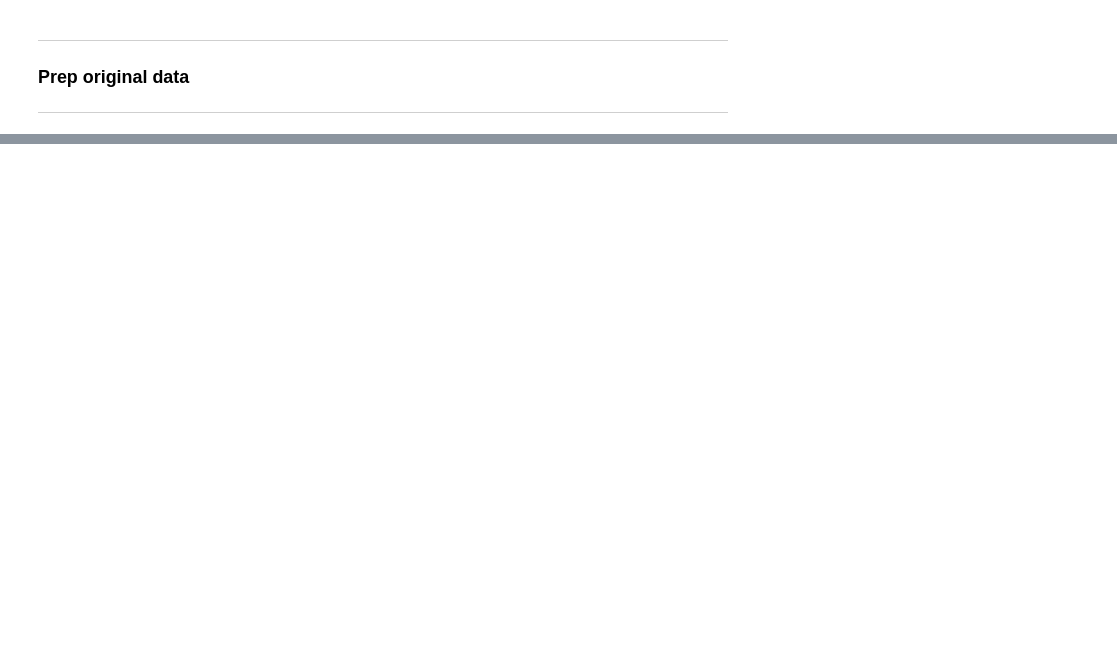
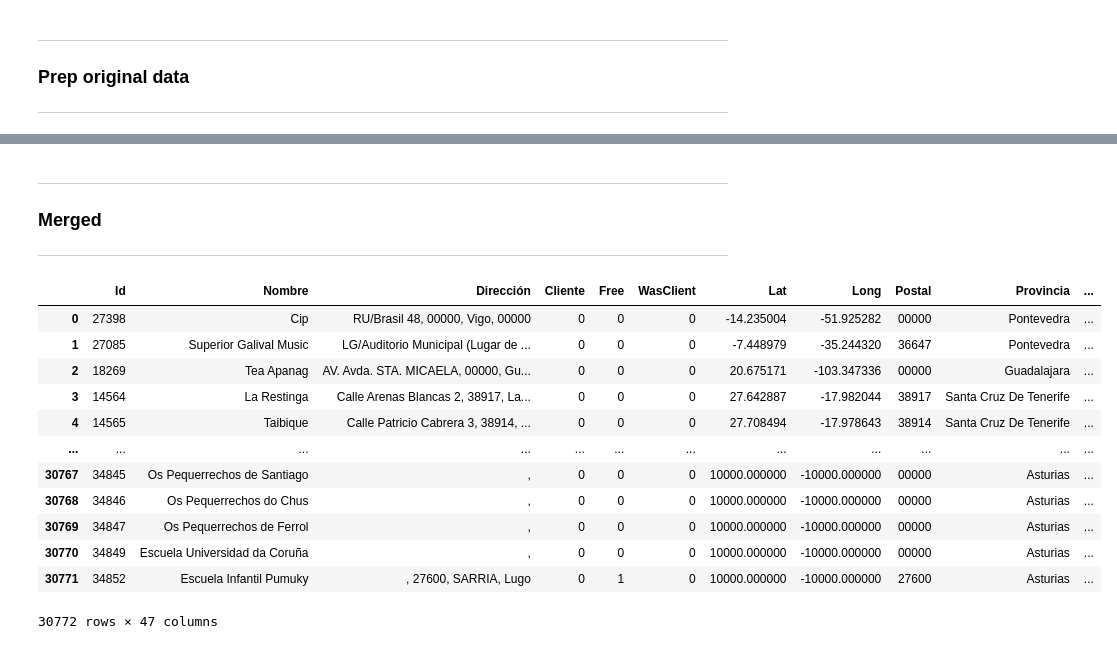
Before and after one commit to AleYepes/testing, a Jupyter notebook: micole/geolocation/geolocation.ipynb, the cells around one changed output, grey strips where cells are left out. Cells and saved outputs as stored; diff of their text form; code cells hidden in the pictures; blank space fills up the shorter version.

```diff
--- a/micole/affinity test/geolocation.ipynb
+++ b/micole/geolocation/geolocation.ipynb
@@ -100,7 +100,7 @@ geo = geo.drop(['licence', 'importance', 'place_rank', 'osm_type', 'osm_id', 'ad
 # %%
+# Check postal code values + create check col
 pd.set_option('display.max_rows', 50)
 geo.sort_values(by='address.city')
-geo['check'] = geo['address.road'] + ', ' + geo['address.postcode']
 
 def getLen(row):
     if pd.isnull(row):
@@ -109,3 +109,6 @@ def getLen(row):
         return len(row)
 
 geo['length'] = geo['address.postcode'].apply(getLen)
+
+geo.loc[1, 'address.postcode'] = '55880'
+geo['address.postcode'] = geo['address.postcode'].fillna('00000')
@@ -112,4 +125,0 @@ geo['length'] = geo['address.postcode'].apply(getLen)
-# %%
-geo.loc[1, 'address.postcode'] = '55880'
-geo['address.postcode'] = geo['address.postcode'].fillna('00000')
-geo['check'] = geo['address.road'] + ', ' + geo['address.postcode']
@@ -144,7 +146,7 @@ False
 # %%
 # Load original school data
 df = pd.read_csv('data/school_coordinates.csv')
-df = df[['Dirección', 'Lat', 'Long', 'Postal', 'Provincia', 'Ciudad', 'Coordenadas ok?']]
+df = df[['Id','Nombre','Dirección','Cliente','Free','WasClient','Lat','Long','Postal','Provincia','Ciudad']]
 df['coordinates'] = list(zip(df['Lat'], df['Long']))
 # %%
 df['split'] = df['Dirección'].str.split(',')
@@ -173,6 +175,3 @@ def fillPostal(row):
         return row
 
 df['Postal'] = df['Postal'].apply(fillPostal)
-# %%
-df['check'] = df['road'] + ', ' + df['Postal']
-df.sort_values(by='coordinates')
@@ -192,0 +178,24 @@ df.sort_values(by='coordinates')
+# %% [markdown]
+---
+### Merged
+---
+# %%
+# merge dfs and check columns
+merged_df = df.merge(geo, on='coordinates', how='outer')
+merged_df['post-check'] = merged_df['Postal'] == merged_df['address.postcode']
+merged_df['road-check'] = merged_df['road'] == merged_df['address.road']
+merged_df
+# %% [output]
+|  | Id | Nombre | Dirección | Cliente | Free | WasClient | Lat | Long | Postal | Provincia | ... |
+| 0 | 27398 | Cip | RU/Brasil 48, 00000, Vigo, 00000 | 0 | 0 | 0 | -14.235004 | -51.925282 | 00000 | Pontevedra | ... |
+| 1 | 27085 | Superior Galival Music | LG/Auditorio Municipal (Lugar de ... | 0 | 0 | 0 | -7.448979 | -35.244320 | 36647 | Pontevedra | ... |
+| 2 | 18269 | Tea Apanag | AV. Avda. STA. MICAELA, 00000, Gu... | 0 | 0 | 0 | 20.675171 | -103.347336 | 00000 | Guadalajara | ... |
+| 3 | 14564 | La Restinga | Calle Arenas Blancas 2, 38917, La... | 0 | 0 | 0 | 27.642887 | -17.982044 | 38917 | Santa Cruz De Tenerife | ... |
+| 4 | 14565 | Taibique | Calle Patricio Cabrera 3, 38914, ... | 0 | 0 | 0 | 27.708494 | -17.978643 | 38914 | Santa Cruz De Tenerife | ... |
+| ... | ... | ... | ... | ... | ... | ... | ... | ... | ... | ... | ... |
+| 30767 | 34845 | Os Pequerrechos de Santiago | , | 0 | 0 | 0 | 10000.000000 | -10000.000000 | 00000 | Asturias | ... |
+| 30768 | 34846 | Os Pequerrechos do Chus | , | 0 | 0 | 0 | 10000.000000 | -10000.000000 | 00000 | Asturias | ... |
+| 30769 | 34847 | Os Pequerrechos de Ferrol | , | 0 | 0 | 0 | 10000.000000 | -10000.000000 | 00000 | Asturias | ... |
+| 30770 | 34849 | Escuela Universidad da Coruña | , | 0 | 0 | 0 | 10000.000000 | -10000.000000 | 00000 | Asturias | ... |
+| 30771 | 34852 | Escuela Infantil Pumuky | , 27600, SARRIA, Lugo | 0 | 1 | 0 | 10000.000000 | -10000.000000 | 27600 | Asturias | ... |
+30772 rows × 47 columns
```
Also changed, not shown: parts of 14 cells of this notebook, 2 other files.
